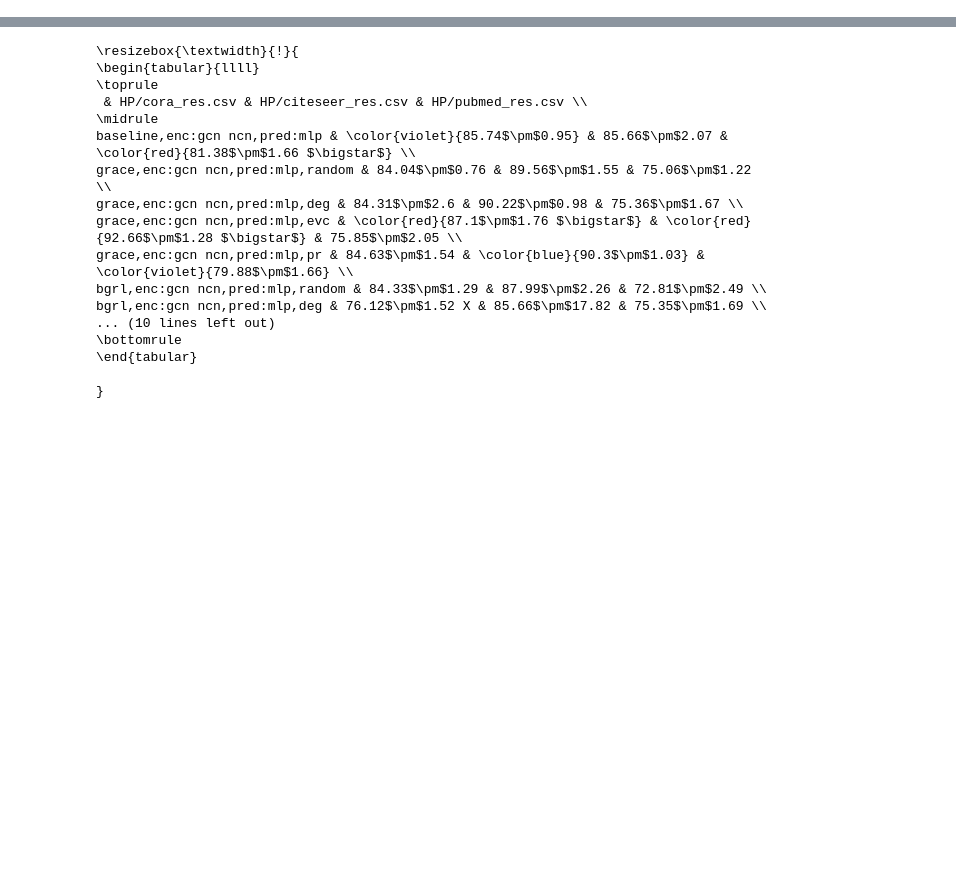
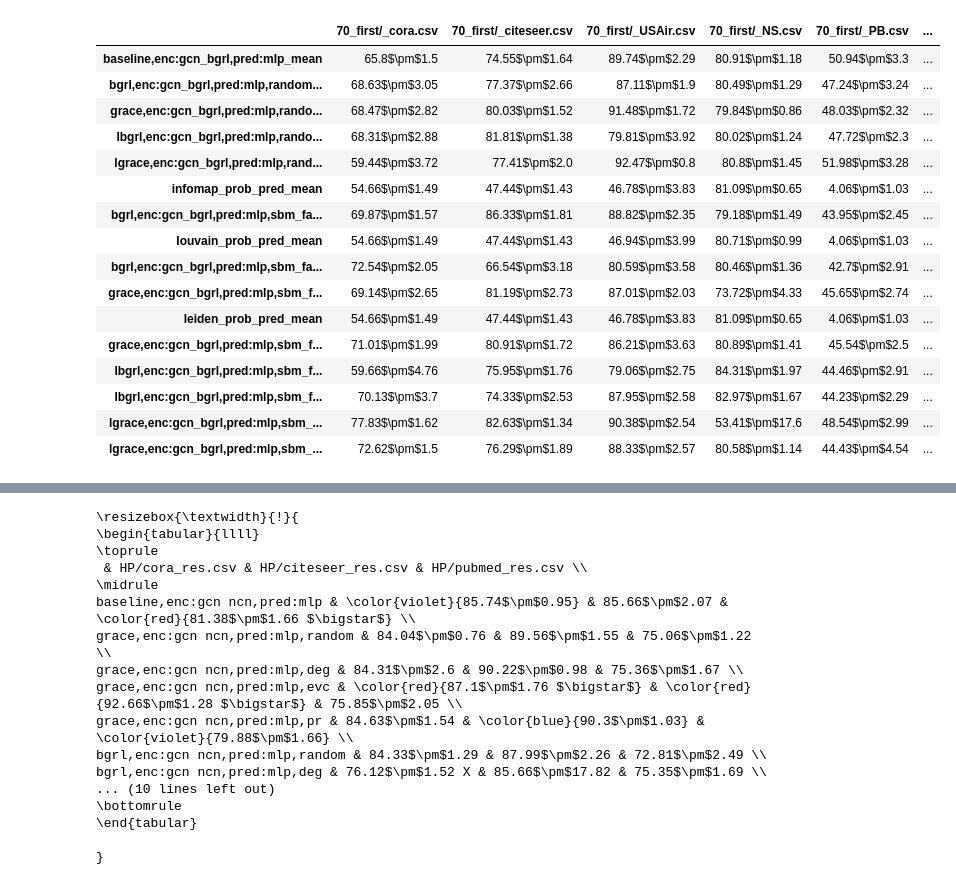
Before and after one commit to valentincuzin/GCL-Link-Prediction, a Jupyter notebook: New/output/HP_analysis.ipynb, the cells around one changed output, grey strips where cells are left out. Cells and saved outputs as stored; diff of their text form; code cells hidden in the pictures; blank space fills up the shorter version.

```diff
--- a/New/output/HP_analysis.ipynb
+++ b/New/output/HP_analysis.ipynb
@@ -2,0 +469,80 @@ import utils as ut
+# %%
+# tab 2
+names  = [
+    '85_second/_cora.csv',
+    '85_second/_citeseer.csv',
+    '85_second/_USAir.csv',
+    '85_second/_NS.csv',
+    '85_second/_PB.csv',
+    '85_second/_Yeast.csv',
+    '85_second/_Celegans.csv',
+    '85_second/_power.csv',
+    '85_second/_Router.csv',
+    '85_second/_Ecoli.csv',
+]
+
+data1, res1 = ut.mix_dataset(names, 'Hits@50', filtre2=['cheat'])
+data1 = data1.T
+
+names  = [
+    '70_first/_cora.csv',
+    '70_first/_citeseer.csv',
+    '70_first/_USAir.csv',
+    '70_first/_NS.csv',
+    '70_first/_PB.csv',
+    '70_first/_Yeast.csv',
+    '70_first/_Celegans.csv',
+    '70_first/_power.csv',
+    '70_first/_Router.csv',
+    '70_first/_Ecoli.csv',
+]
+names2 = [
+    '70_first/a_cora.csv',
+    '70_first/a_citeseer.csv',
+    '70_first/a_USAir.csv',
+    '70_first/a_NS.csv',
+    '70_first/a_PB.csv',
+    '70_first/a_Yeast.csv',
+    '70_first/a_Celegans.csv',
+    '70_first/a_power.csv',
+    '70_first/a_Router.csv',
+    '70_first/a_Ecoli.csv',
+]
+data, res = ut.mix_dataset(names, 'Hits@50', filtre=['baseline', 'random'], filtre2=['louvain', 'leiden', 'infomap', '\+', 'cheat'])
+data2, res2 = ut.mix_dataset(names2, 'Hits@50', filtre2=['\+'])
+data2.index = data.index
+combined_data = pd.concat([data, data2], axis=1)
+combined_data = combined_data.T
+
+data1.columns = combined_data.columns
+display(combined_data)
+display(data1)
+
+for column in combined_data.columns:
+        combined_data[column] = combined_data[column].apply(ut.extract_mean).apply(np.mean)
+
+for column in data1.columns:
+        data1[column] = data1[column].apply(ut.extract_mean).apply(np.mean)
+tab2 = data1 - combined_data
+tab2 = tab2.groupby(tab2.index).mean()
+tab2['Moyenne'] = tab2.mean(axis=1)
+tab2 = tab2.sort_values(by='Moyenne')
+tab2
+# %% [output]
+|  | 70_first/_cora.csv | 70_first/_citeseer.csv | 70_first/_USAir.csv | 70_first/_NS.csv | 70_first/_PB.csv | ... |
+| baseline,enc:gcn_bgrl,pred:mlp_mean | 65.8$\pm$1.5 | 74.55$\pm$1.64 | 89.74$\pm$2.29 | 80.91$\pm$1.18 | 50.94$\pm$3.3 | ... |
+| bgrl,enc:gcn_bgrl,pred:mlp,random... | 68.63$\pm$3.05 | 77.37$\pm$2.66 | 87.11$\pm$1.9 | 80.49$\pm$1.29 | 47.24$\pm$3.24 | ... |
+| grace,enc:gcn_bgrl,pred:mlp,rando... | 68.47$\pm$2.82 | 80.03$\pm$1.52 | 91.48$\pm$1.72 | 79.84$\pm$0.86 | 48.03$\pm$2.32 | ... |
+| lbgrl,enc:gcn_bgrl,pred:mlp,rando... | 68.31$\pm$2.88 | 81.81$\pm$1.38 | 79.81$\pm$3.92 | 80.02$\pm$1.24 | 47.72$\pm$2.3 | ... |
+| lgrace,enc:gcn_bgrl,pred:mlp,rand... | 59.44$\pm$3.72 | 77.41$\pm$2.0 | 92.47$\pm$0.8 | 80.8$\pm$1.45 | 51.98$\pm$3.28 | ... |
+| infomap_prob_pred_mean | 54.66$\pm$1.49 | 47.44$\pm$1.43 | 46.78$\pm$3.83 | 81.09$\pm$0.65 | 4.06$\pm$1.03 | ... |
+| bgrl,enc:gcn_bgrl,pred:mlp,sbm_fa... | 69.87$\pm$1.57 | 86.33$\pm$1.81 | 88.82$\pm$2.35 | 79.18$\pm$1.49 | 43.95$\pm$2.45 | ... |
+| louvain_prob_pred_mean | 54.66$\pm$1.49 | 47.44$\pm$1.43 | 46.94$\pm$3.99 | 80.71$\pm$0.99 | 4.06$\pm$1.03 | ... |
+| bgrl,enc:gcn_bgrl,pred:mlp,sbm_fa... | 72.54$\pm$2.05 | 66.54$\pm$3.18 | 80.59$\pm$3.58 | 80.46$\pm$1.36 | 42.7$\pm$2.91 | ... |
+| grace,enc:gcn_bgrl,pred:mlp,sbm_f... | 69.14$\pm$2.65 | 81.19$\pm$2.73 | 87.01$\pm$2.03 | 73.72$\pm$4.33 | 45.65$\pm$2.74 | ... |
+| leiden_prob_pred_mean | 54.66$\pm$1.49 | 47.44$\pm$1.43 | 46.78$\pm$3.83 | 81.09$\pm$0.65 | 4.06$\pm$1.03 | ... |
+| grace,enc:gcn_bgrl,pred:mlp,sbm_f... | 71.01$\pm$1.99 | 80.91$\pm$1.72 | 86.21$\pm$3.63 | 80.89$\pm$1.41 | 45.54$\pm$2.5 | ... |
+| lbgrl,enc:gcn_bgrl,pred:mlp,sbm_f... | 59.66$\pm$4.76 | 75.95$\pm$1.76 | 79.06$\pm$2.75 | 84.31$\pm$1.97 | 44.46$\pm$2.91 | ... |
+| lbgrl,enc:gcn_bgrl,pred:mlp,sbm_f... | 70.13$\pm$3.7 | 74.33$\pm$2.53 | 87.95$\pm$2.58 | 82.97$\pm$1.67 | 44.23$\pm$2.29 | ... |
+| lgrace,enc:gcn_bgrl,pred:mlp,sbm_... | 77.83$\pm$1.62 | 82.63$\pm$1.34 | 90.38$\pm$2.54 | 53.41$\pm$17.6 | 48.54$\pm$2.99 | ... |
+| lgrace,enc:gcn_bgrl,pred:mlp,sbm_... | 72.62$\pm$1.5 | 76.29$\pm$1.89 | 88.33$\pm$2.57 | 80.58$\pm$1.14 | 44.43$\pm$4.54 | ... |
```
Also changed, not shown: parts of 14 cells of this notebook, 10 other files.
